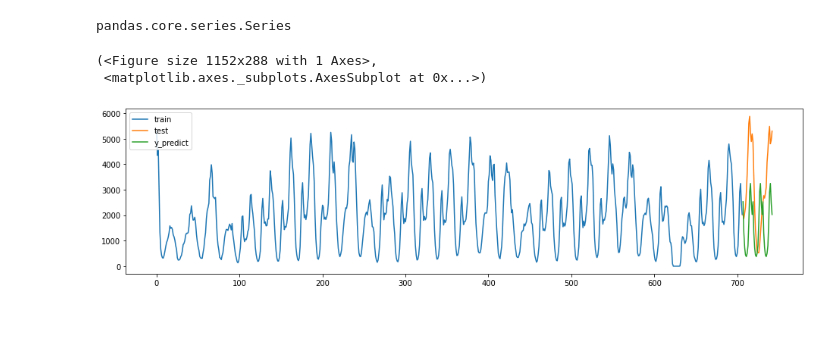
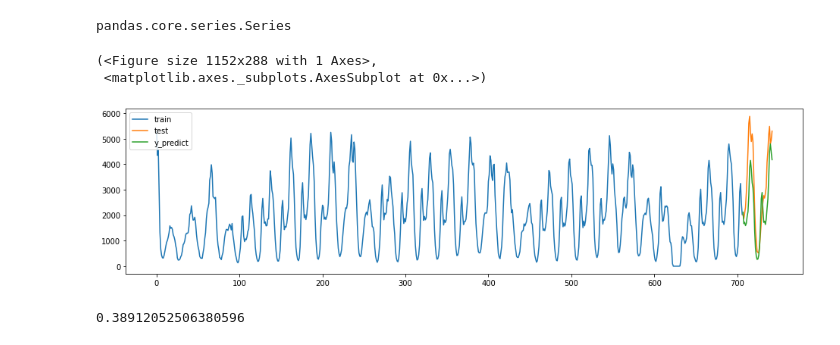
Before and after one commit to Sylvainj1/uber-times-series, a Jupyter notebook: models/sktime_test.ipynb, the cells around one changed output. Saved outputs shown, nothing was run; the diff lists cells and outputs as text; code cells hidden in the pictures.

```diff
--- a/models/sktime_test.ipynb
+++ b/models/sktime_test.ipynb
@@ -132,15 +109,20 @@ pandas.core.series.Series
 # %%
 # avec sktime
 
 from sktime.forecasting.naive import NaiveForecaster
-forecaster = NaiveForecaster(strategy='last',sp=12)
+forecaster = NaiveForecaster(strategy='last',sp=50)
 
 forecaster.fit(y_train)
 
 y_predict_forecaster = forecaster.predict(fh)
 
 plot_ys(y_train,y_test,y_predict_forecaster, labels = ['train', 'test','y_predict'])
 # %% [output]
 (<Figure size 1152x288 with 1 Axes>,
  <matplotlib.axes._subplots.AxesSubplot at 0x...>)
-[figure, old version]
+[figure, new version]
+# %%
+score = smape_loss(y_predict_forecaster, y_test)
+score
+# %% [output]
+0.38912052506380596
```
Also changed, not shown: parts of 12 cells of this notebook.
